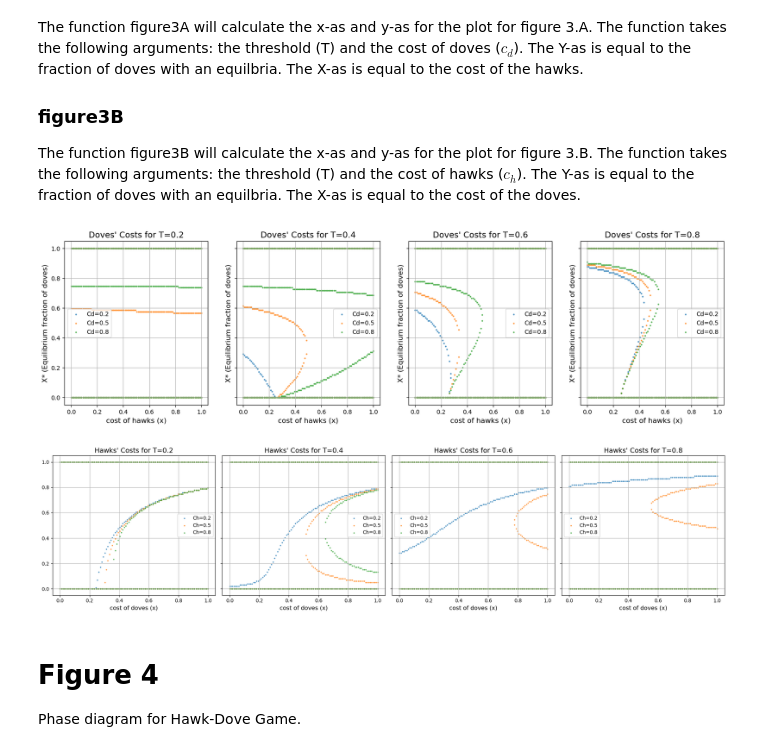
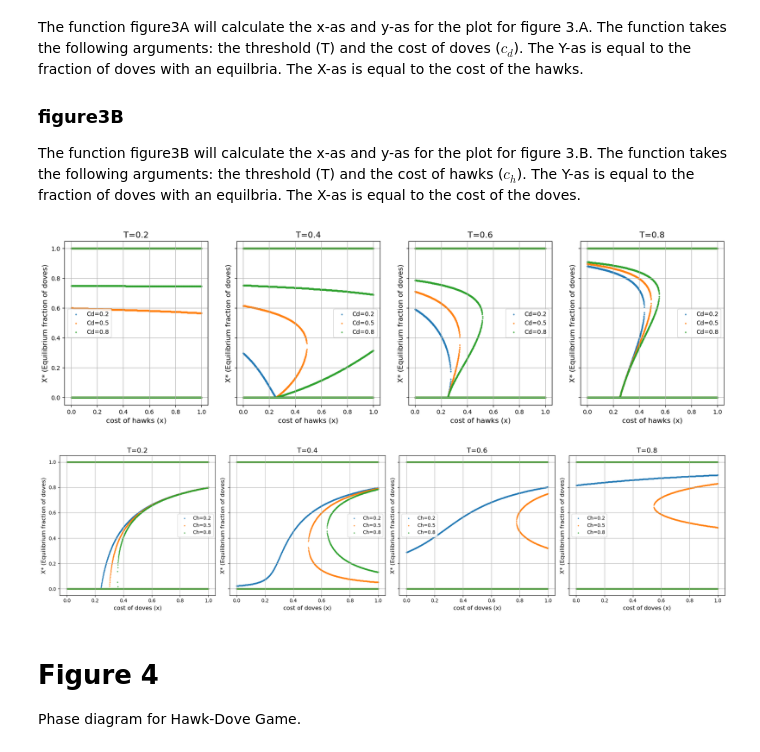
Before and after one commit to femkegeens/CGT, a Jupyter notebook: cgt_group_assignment.ipynb, the cells around one changed output. Saved outputs shown, nothing was run; the diff lists cells and outputs as text; code cells hidden in the pictures.

```diff
--- a/cgt_group_assignment.ipynb
+++ b/cgt_group_assignment.ipynb
@@ -374,7 +373,7 @@ plt.show()
 #Define the Parameters for figure 3
 N = 5
 R = 1.0
-n_steps = 100
+n_steps = 1000
 # %% [markdown]
 ### P_H_T
 The function P_H_T will calculate the payoff of the hawks for infinite populations in a HDG-T model. The function takes the following arguments: the amount doves (amount_doves), the cost of the hawks ($c_h$), the threshold (T) and the sample size (N).
@@ -548,37 +547,38 @@ def plot_figure3_side_by_side(T_values, Doves_Costs, Doves_Costs_labels, Hawks_C
             y_as, x_as = figure3A(T, c_d)
             axes[t_idx].scatter(x_as, y_as, label=Doves_Costs_labels[d_idx], alpha =0.7, s=3)
 
         #Plot details for figure 3.A
-        axes[t_idx].set_title(f"Doves' Costs for {T_labels[t_idx]}", fontsize=14)
+        axes[t_idx].set_title(f"{T_labels[t_idx]}", fontsize=14)
         axes[t_idx].set_xlabel("cost of hawks (x)", fontsize=12)
         axes[t_idx].set_ylabel("X* (Equilibrium fraction of doves)", fontsize=12)
         axes[t_idx].legend(fontsize=10, loc="best")
         axes[t_idx].grid(True)
 
 
     fig, axes = plt.subplots(ncols=4, figsize=(20, 5), sharey=True)
 
     #Iterate over the threshols values.
     for t_idx, T in enumerate(T_values):
 
         #Calculate the x-as en y-as for figure 3.B
         for h_idx, c_h in enumerate(Hawks_Costs):
             y_as, x_as = figure3B(T, c_h)
             axes[t_idx].scatter(x_as, y_as, label=Hawks_Costs_labels[h_idx], alpha =0.7, s=3)
 
         #Plot details for figure 3.B
-        axes[t_idx].set_title(f"Hawks' Costs for {T_labels[t_idx]}", fontsize=14)
+        axes[t_idx].set_title(f"{T_labels[t_idx]}", fontsize=14)
         axes[t_idx].set_xlabel("cost of doves (x)", fontsize=12)
+        axes[t_idx].set_ylabel("X* (Equilibrium fraction of doves)", fontsize=12)
         axes[t_idx].legend(fontsize=10, loc="best")
         axes[t_idx].grid(True)
 
     plt.tight_layout()
     plt.show()
 
 plot_figure3_side_by_side(T_values, Doves_Costs, Doves_Costs_labels, Hawks_Costs, Hawks_Costs_labels)
 # %% [output]
-[figure, old version]
+[figure, new version]
-[figure, old version]
+[figure, new version]
 # %% [markdown]
 # Figure 4
 Phase diagram for Hawk-Dove Game.
```
Also changed, not shown: parts of 1 cell of this notebook.
